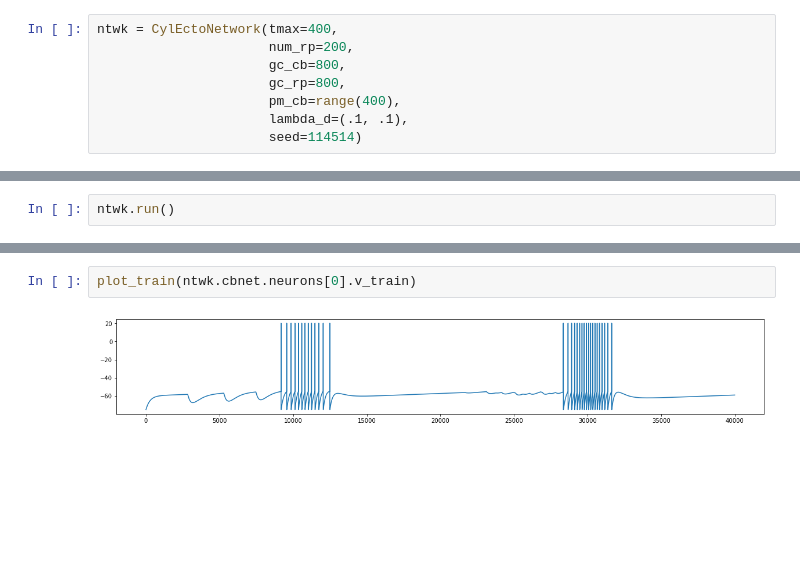
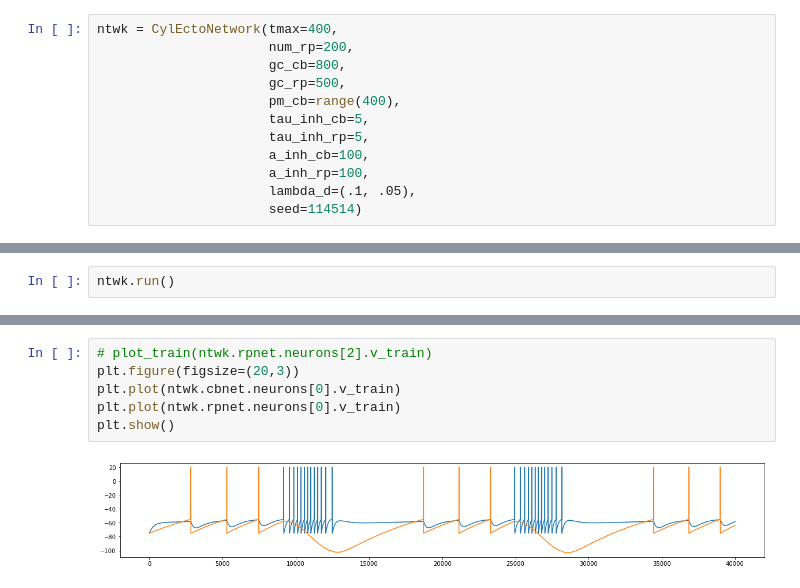
Before and after one commit to hengjiwang/hydranerv, a Jupyter notebook: hydranerv/models/network/rpnet/sim_cyl_ecto.ipynb, the cells around one changed output, grey strips where cells are left out. Drawn from its saved outputs; the diff is of its cells as text; blank space fills up the shorter version.

```diff
--- a/hydranerv/models/network/rpnet/sim_cyl_ecto.ipynb
+++ b/hydranerv/models/network/rpnet/sim_cyl_ecto.ipynb
@@ -17,8 +14,12 @@ def plot_train(train):
 ntwk = CylEctoNetwork(tmax=400,
                       num_rp=200,
                       gc_cb=800,
-                      gc_rp=800,
+                      gc_rp=500,
                       pm_cb=range(400),
-                      lambda_d=(.1, .1),
+                      tau_inh_cb=5,
+                      tau_inh_rp=5,
+                      a_inh_cb=100,
+                      a_inh_rp=100,
+                      lambda_d=(.1, .05),
                       seed=114514)
 # %%
@@ -36,4 +37,8 @@ ntwk.rpnet.disp()
 # %%
-plot_train(ntwk.cbnet.neurons[0].v_train)
+# plot_train(ntwk.rpnet.neurons[2].v_train)
+plt.figure(figsize=(20,3))
+plt.plot(ntwk.cbnet.neurons[0].v_train)
+plt.plot(ntwk.rpnet.neurons[0].v_train)
+plt.show()
 # %% [output]
-[figure, old version]
+[figure, new version]
```
Also changed, not shown: parts of 3 cells of this notebook, 4 other files.
